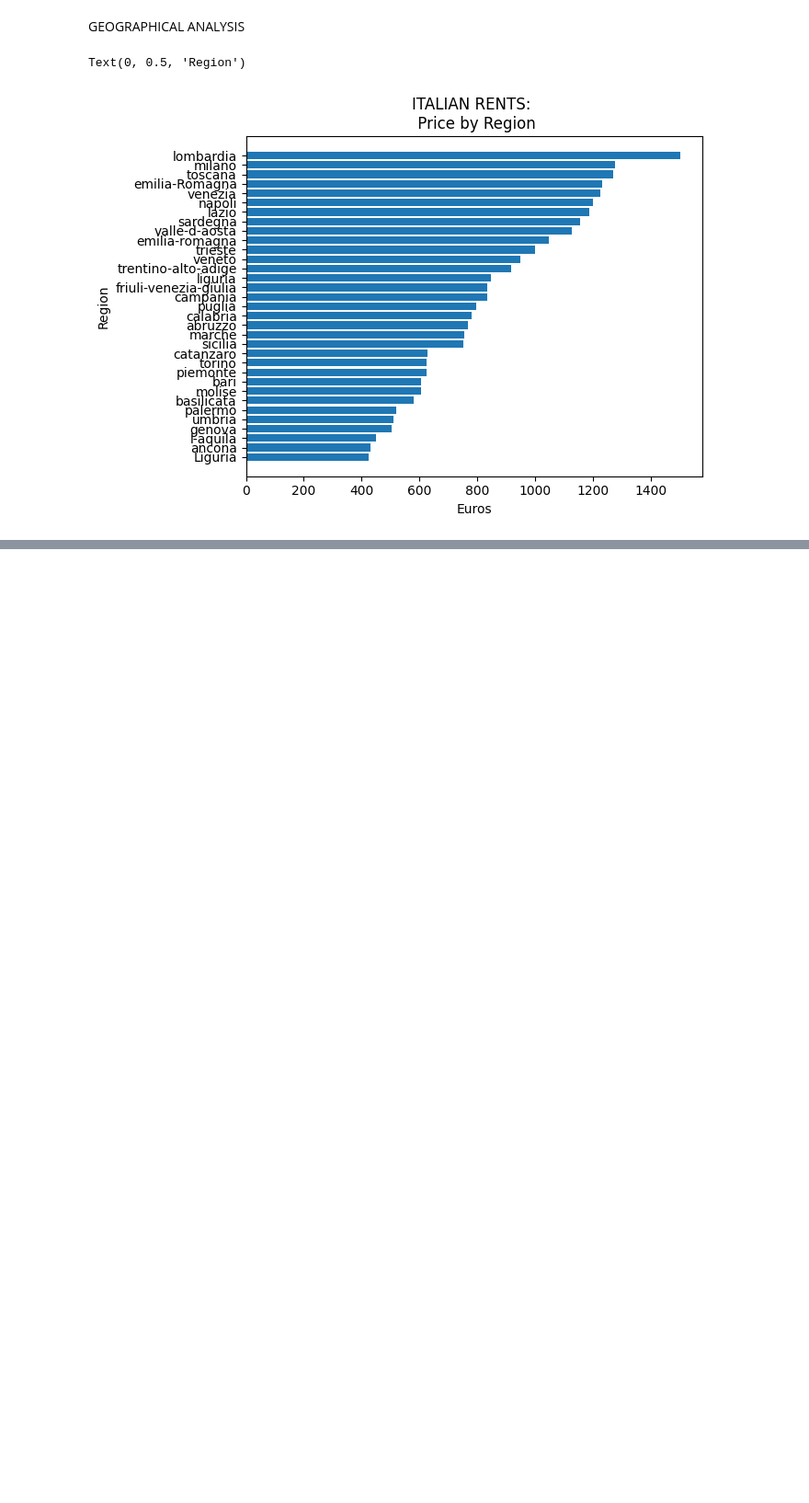
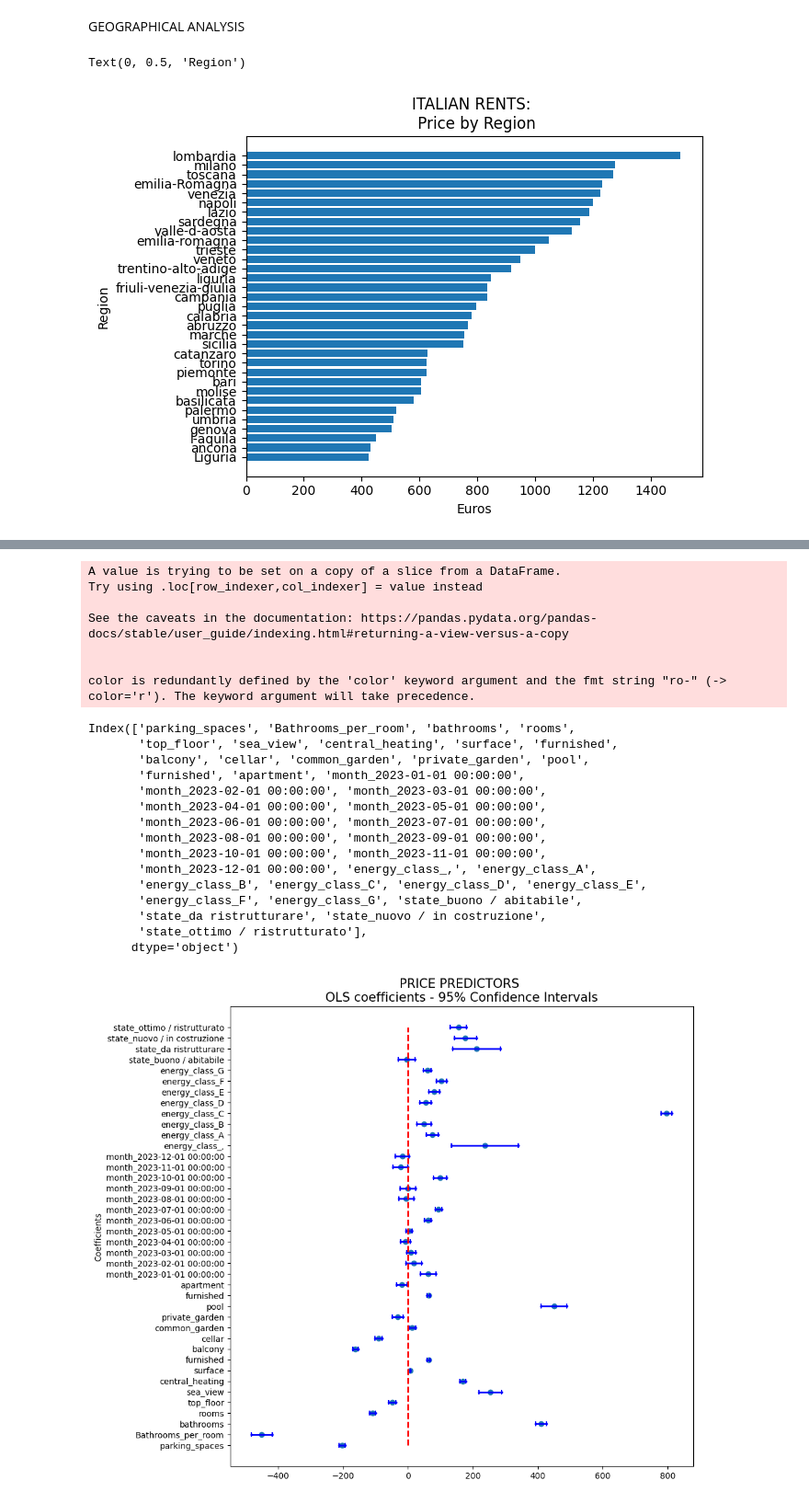
Before and after one commit to francescogoia/italy_house_prices, a Jupyter notebook: prices_analysis.ipynb, the cells around one changed output, grey strips where cells are left out. Shown: that part at 92% size. Saved outputs shown, nothing was run; the diff lists cells and outputs as text; code cells hidden in the pictures; blank space fills up the shorter version.

```diff
--- a/prices_analysis.ipynb
+++ b/prices_analysis.ipynb
@@ -233,0 +333,38 @@ map_prices_plot(prices_by_municipalities)
+# %%
+columns = ['price', 'month', 'parking_spaces', 'Bathrooms_per_room', 'bathrooms', 'rooms',
+          'top_floor', 'state', 'energy_class', 'sea_view', 'central_heating', 'surface', 'furnished',
+          'balcony', 'cellar', 'common_garden', 'private_garden', 'pool', 'furnished', 'apartment']
+
+df_rent_clean = df_rent_clean[columns]
+# %%
+col_dummies = ['region', 'month', 'energy_rating']
+
+#df_rent_clean = pd.get_dummies(df_rent_clean, columns=['region'])
+df_rent_clean = pd.get_dummies(df_rent_clean, columns=['month'])
+df_rent_clean = pd.get_dummies(df_rent_clean, columns=['energy_class'])
+df_rent_clean = pd.get_dummies(df_rent_clean, columns=['state'])
+# %%
+df_rent_clean = df_rent_clean.dropna()
+
+# Extract X (independent vars) and y (target var)
+X = df_rent_clean.drop(['price'], axis=1)
+y = df_rent_clean['price']
+
+# Convert Boolean to Integer (True -> 1, False -> 0)
+X = X.astype(float)
+
+# Ensure all columns in X are numeric
+X = X.apply(pd.to_numeric, errors='coerce')
+
+# Replace Inf with NaN and drop NaN rows
+X = X.replace([np.inf, -np.inf], np.nan).dropna()
+y = y.replace([np.inf, -np.inf], np.nan).dropna()
+
+col_names = X.columns
+# Convert to NumPy arrays
+X = X.values
+y = y.values
+
+# Check if the dimensions match
+print("Shape of X:", X.shape)
+print("Shape of y:", y.shape)
@@ -233,0 +380,5 @@ map_prices_plot(prices_by_municipalities)
+# %%
+
+ols_table = LinearRegression(y, X)
+table_results = TableResults(ols_table, col_names)
+table_results
@@ -233,0 +404,26 @@ map_prices_plot(prices_by_municipalities)
+# %%
+Plot_ols_coefficients_and_CI(table_results)
+# %% [output]
+A value is trying to be set on a copy of a slice from a DataFrame.
+Try using .loc[row_indexer,col_indexer] = value instead
+
+See the caveats in the documentation: https://pandas.pydata.org/pandas-docs/stable/user_guide/indexing.html#returning-a-view-versus-a-copy
+
+
+color is redundantly defined by the 'color' keyword argument and the fmt string "ro-" (-> color='r'). The keyword argument will take precedence.
+Index(['parking_spaces', 'Bathrooms_per_room', 'bathrooms', 'rooms',
+       'top_floor', 'sea_view', 'central_heating', 'surface', 'furnished',
+       'balcony', 'cellar', 'common_garden', 'private_garden', 'pool',
+       'furnished', 'apartment', 'month_2023-01-01 00:00:00',
+       'month_2023-02-01 00:00:00', 'month_2023-03-01 00:00:00',
+       'month_2023-04-01 00:00:00', 'month_2023-05-01 00:00:00',
+       'month_2023-06-01 00:00:00', 'month_2023-07-01 00:00:00',
+       'month_2023-08-01 00:00:00', 'month_2023-09-01 00:00:00',
+       'month_2023-10-01 00:00:00', 'month_2023-11-01 00:00:00',
+       'month_2023-12-01 00:00:00', 'energy_class_,', 'energy_class_A',
+       'energy_class_B', 'energy_class_C', 'energy_class_D', 'energy_class_E',
+       'energy_class_F', 'energy_class_G', 'state_buono / abitabile',
+       'state_da ristrutturare', 'state_nuovo / in costruzione',
+       'state_ottimo / ristrutturato'],
+      dtype='object')
+[figure, added]
```
Also changed, not shown: parts of 15 cells of this notebook.
